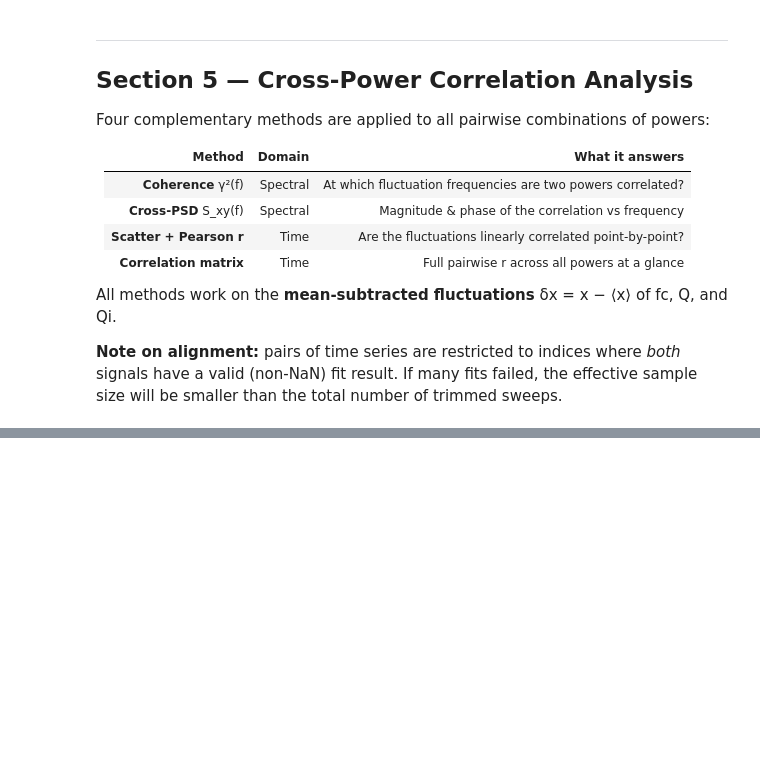
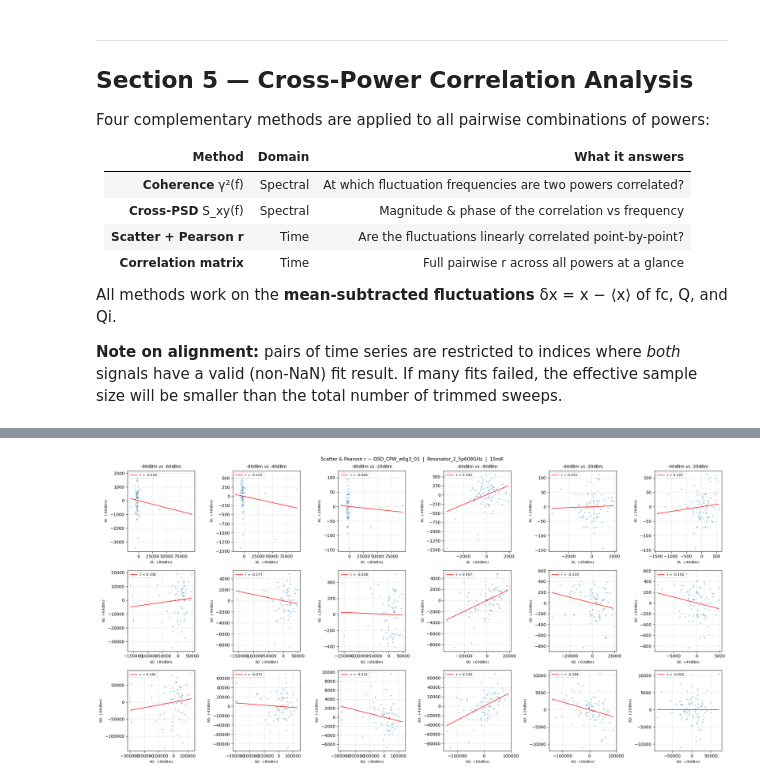
Before and after one commit to WeiRenSyong/Arrange_VNA_Data, a Jupyter notebook: Deal_with_Time_dependent_data_v2.ipynb, the cells around one changed output, grey strips where cells are left out. Saved outputs shown, nothing was run; the diff lists cells and outputs as text; code cells hidden in the pictures; blank space fills up the shorter version.

```diff
--- a/Deal_with_Time_dependent_data_v2.ipynb
+++ b/Deal_with_Time_dependent_data_v2.ipynb
@@ -942,34 +954,36 @@ fig, axes = plt.subplots(n_qty, n_pairs,
                          figsize=(3.5 * n_pairs, 3.5 * n_qty))
 axes = np.atleast_2d(axes).reshape(n_qty, n_pairs)
 
 for col, (pwr_a, pwr_b) in enumerate(aligned.keys()):
     for row, qty in enumerate(quantities_corr):
         xa, xb = aligned[(pwr_a, pwr_b)][qty]
         r, p   = pearsonr(xa, xb)
 
         ax = axes[row, col]
-        ax.scatter(xa, xb, s=1, alpha=0.3, rasterized=True)
+        ax.scatter(xa, xb, s=5, alpha=0.3, rasterized=True)
 
         # Best-fit line
         m, b   = np.polyfit(xa, xb, 1)
         x_line = np.linspace(xa.min(), xa.max(), 200)
         ax.plot(x_line, m * x_line + b, 'r-', lw=1.2, label=f'r = {r:.3f}')
         ax.legend(fontsize=8, loc='upper left')
 
         ax.set_xlabel(f'δ{qty_labels[qty]}  ({pwr_a})', fontsize=8)
         ax.set_ylabel(f'δ{qty_labels[qty]}  ({pwr_b})', fontsize=8)
         ax.grid(True, alpha=0.3)
         if row == 0:
             ax.set_title(f'{pwr_a} vs {pwr_b}', fontsize=10)
 
 fig.suptitle(
     f'Scatter & Pearson r — {sample_name}  |  {res_label}_{freq_str}  |  {temperature}',
     fontsize=11
 )
 fig.tight_layout()
 fig.savefig(fit_dir / f'scatter_pearson_{sample_name}_{freq_str}_{temperature}.png',
             dpi=150, bbox_inches='tight')
 plt.show()
+# %% [output]
+[figure, added]
 # %%
 # ── Method 4: Correlation matrix heatmap (all powers × all powers) ────────────
 #
```
Also changed, not shown: parts of 5 cells of this notebook.
